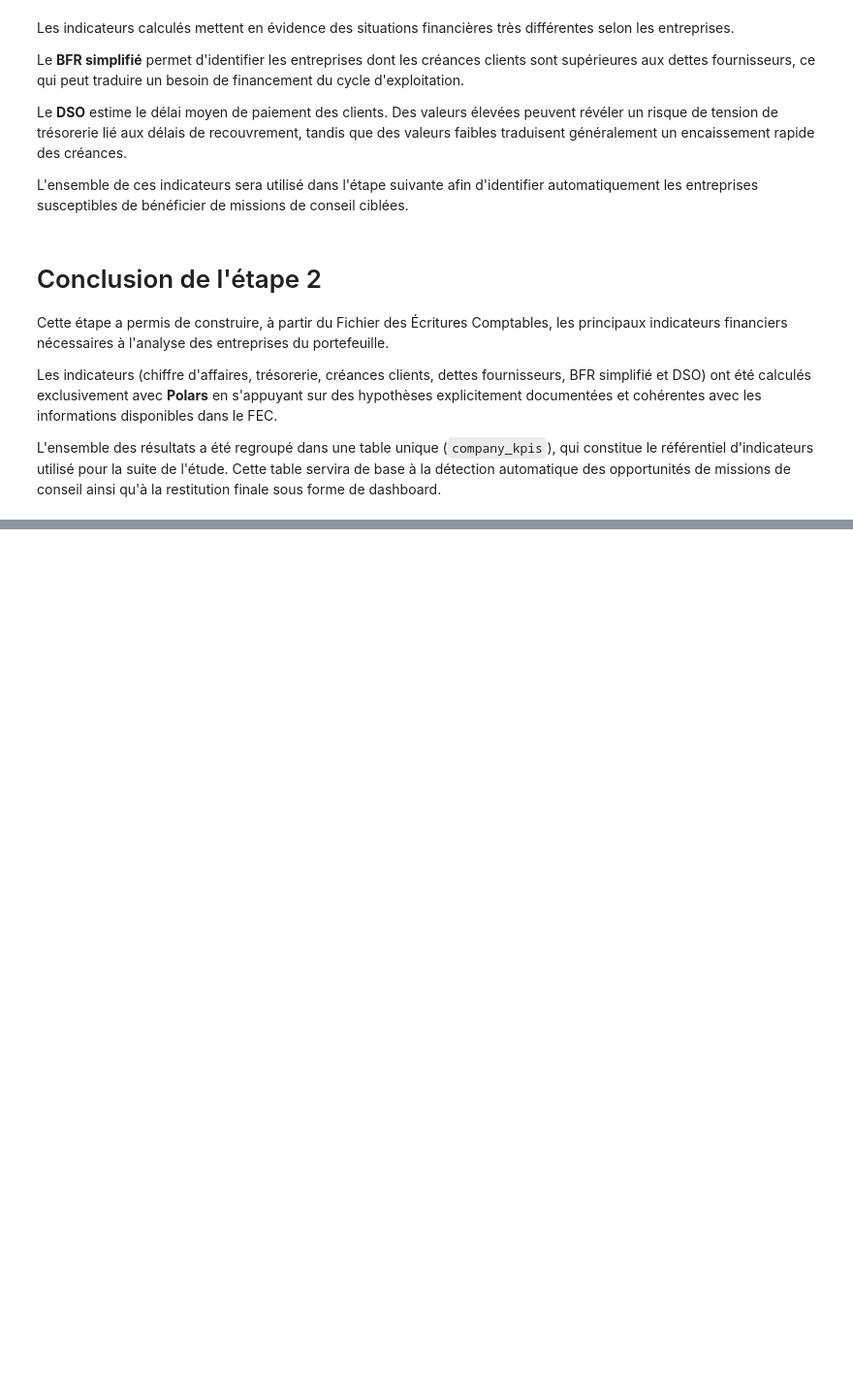
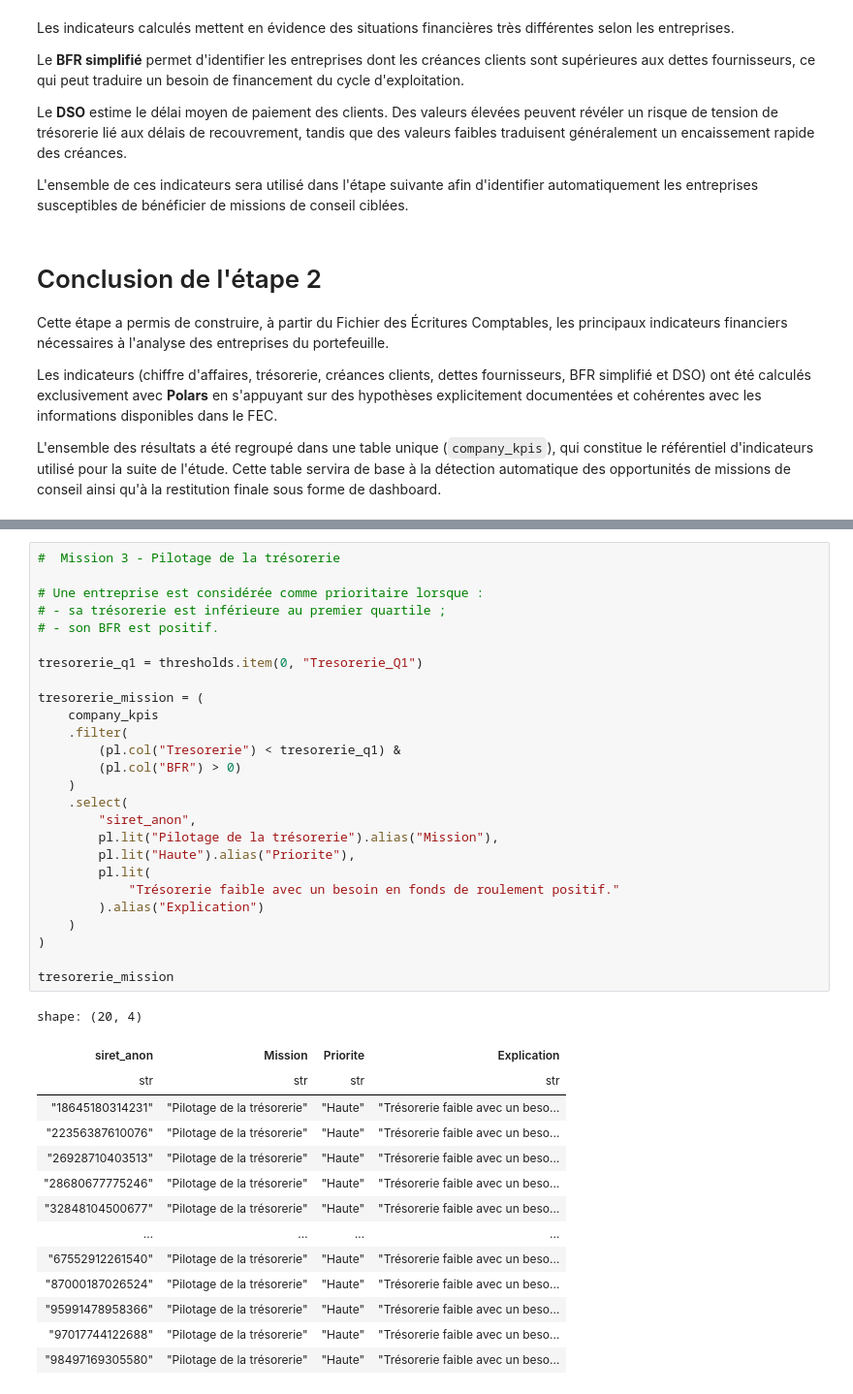
Before and after one commit to Magatte805/Test_data_Numeris, a Jupyter notebook: Notebooks/Analyse.ipynb, the cells around one changed output, grey strips where cells are left out. Shown at 97% size. Cells and saved outputs as stored; diff of their text form; blank space fills up the shorter version.

```diff
--- a/Notebooks/Analyse.ipynb
+++ b/Notebooks/Analyse.ipynb
@@ -1167,0 +1342,41 @@ L'ensemble des résultats a été regroupé dans une table unique (`company_kpis
+# %%
+#  Mission 3 - Pilotage de la trésorerie
+
+# Une entreprise est considérée comme prioritaire lorsque :
+# - sa trésorerie est inférieure au premier quartile ;
+# - son BFR est positif.
+
+tresorerie_q1 = thresholds.item(0, "Tresorerie_Q1")
+
+tresorerie_mission = (
+    company_kpis
+    .filter(
+        (pl.col("Tresorerie") < tresorerie_q1) &
+        (pl.col("BFR") > 0)
+    )
+    .select(
+        "siret_anon",
+        pl.lit("Pilotage de la trésorerie").alias("Mission"),
+        pl.lit("Haute").alias("Priorite"),
+        pl.lit(
+            "Trésorerie faible avec un besoin en fonds de roulement positif."
+        ).alias("Explication")
+    )
+)
+
+tresorerie_mission
+# %% [output]
+shape: (20, 4)
+| siret_anon | Mission | Priorite | Explication |
+| str | str | str | str |
+| "18645180314231" | "Pilotage de la trésorerie" | "Haute" | "Trésorerie faible avec un beso… |
+| "22356387610076" | "Pilotage de la trésorerie" | "Haute" | "Trésorerie faible avec un beso… |
+| "26928710403513" | "Pilotage de la trésorerie" | "Haute" | "Trésorerie faible avec un beso… |
+| "28680677775246" | "Pilotage de la trésorerie" | "Haute" | "Trésorerie faible avec un beso… |
+| "32848104500677" | "Pilotage de la trésorerie" | "Haute" | "Trésorerie faible avec un beso… |
+| … | … | … | … |
+| "67552912261540" | "Pilotage de la trésorerie" | "Haute" | "Trésorerie faible avec un beso… |
+| "87000187026524" | "Pilotage de la trésorerie" | "Haute" | "Trésorerie faible avec un beso… |
+| "95991478958366" | "Pilotage de la trésorerie" | "Haute" | "Trésorerie faible avec un beso… |
+| "97017744122688" | "Pilotage de la trésorerie" | "Haute" | "Trésorerie faible avec un beso… |
+| "98497169305580" | "Pilotage de la trésorerie" | "Haute" | "Trésorerie faible avec un beso… |
```
Also changed, not shown: parts of 19 cells of this notebook.
